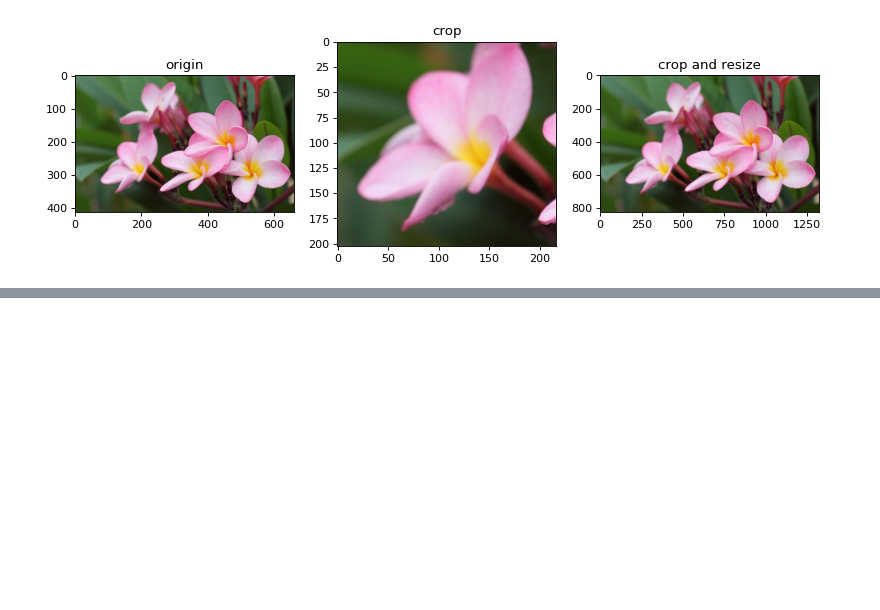
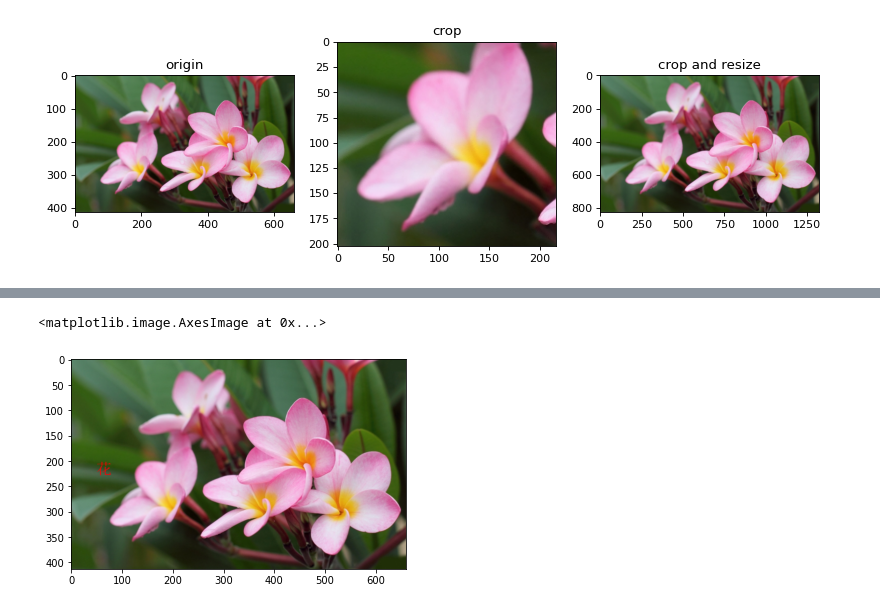
Before and after one commit to haodong2000/Vision2022, a Jupyter notebook: 2-4-basic-image-process.ipynb, the cells around one changed output, grey strips where cells are left out. Cells and saved outputs as stored; diff of their text form; code cells hidden in the pictures; blank space fills up the shorter version.

```diff
--- a/2-4-basic-image-process.ipynb
+++ b/2-4-basic-image-process.ipynb
@@ -201,0 +253,28 @@ for img in [img_flower, img_crop, img_resize]:
+# %%
+def cv2AddChineseText(img, text, position, textColor=(0, 255, 0), textSize=30):
+    if isinstance(img, str):
+        img = cv2.imread(img)
+
+    if isinstance(img, np.ndarray):
+        img = Image.fromarray(cv2.cvtColor(img, cv2.COLOR_BGR2RGB))
+    else:
+        raise Exception("请输入cv2格式的图片！")
+
+    draw = ImageDraw.Draw(img)
+
+    fontStyle = ImageFont.truetype(
+        "simsun.ttc", textSize, encoding="utf-8")
+
+    draw.text(position, text, textColor, font=fontStyle)
+
+    return cv2.cvtColor(np.asarray(img), cv2.COLOR_RGB2BGR)
+# %%
+# Add text"花"
+img_path = r".\images\beautiful_flower.jpg"
+img_text2  = cv2AddChineseText(img_path,'花',(50,200),(255, 0 , 0), 30)
+
+#plt
+plt.imshow(cv2.cvtColor(img_text2, cv2.COLOR_BGR2RGB))
+# %% [output]
+<matplotlib.image.AxesImage at 0x...>
+[figure, added]
```
Also changed, not shown: parts of 10 cells of this notebook, 2 other files.
